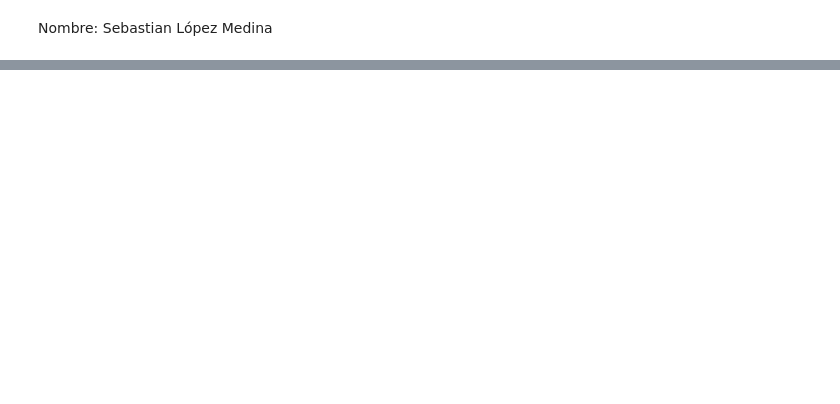
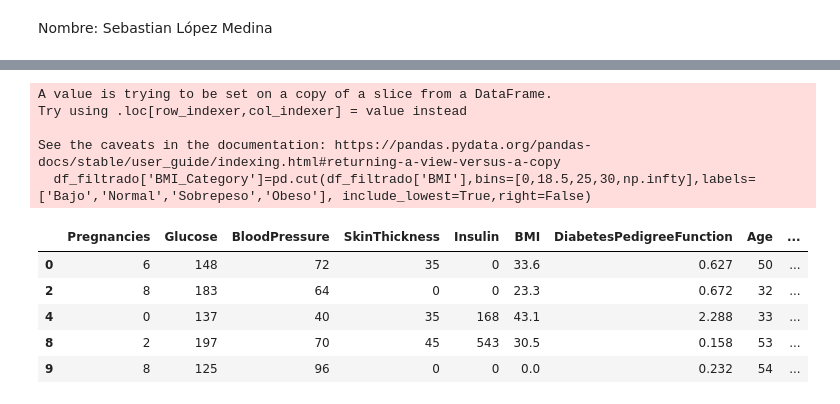
Before and after one commit to s110/Programacion_101, a Jupyter notebook: Examen_4_Pandas.ipynb, the cells around one changed output, grey strips where cells are left out. Saved outputs shown, nothing was run; the diff lists cells and outputs as text; code cells hidden in the pictures; blank space fills up the shorter version.

```diff
--- a/Examen_4_Pandas.ipynb
+++ b/Examen_4_Pandas.ipynb
@@ -27,0 +132,16 @@ Archivos del dataset movidos a: /content/examen_4
+# %%
+#Preferi usar el cut vs apply debido a que es mas rapido para categorizar data con data mas grande, sino usaria el apply con condicionales
+df_filtrado['BMI_Category']=pd.cut(df_filtrado['BMI'],bins=[0,18.5,25,30,np.infty],labels=['Bajo','Normal','Sobrepeso','Obeso'], include_lowest=True,right=False)
+df_filtrado.head()
+# %% [output]
+A value is trying to be set on a copy of a slice from a DataFrame.
+Try using .loc[row_indexer,col_indexer] = value instead
+
+See the caveats in the documentation: https://pandas.pydata.org/pandas-docs/stable/user_guide/indexing.html#returning-a-view-versus-a-copy
+  df_filtrado['BMI_Category']=pd.cut(df_filtrado['BMI'],bins=[0,18.5,25,30,np.infty],labels=['Bajo','Normal','Sobrepeso','Obeso'], include_lowest=True,right=False)
+|  | Pregnancies | Glucose | BloodPressure | SkinThickness | Insulin | BMI | DiabetesPedigreeFunction | Age | ... |
+| 0 | 6 | 148 | 72 | 35 | 0 | 33.6 | 0.627 | 50 | ... |
+| 2 | 8 | 183 | 64 | 0 | 0 | 23.3 | 0.672 | 32 | ... |
+| 4 | 0 | 137 | 40 | 35 | 168 | 43.1 | 2.288 | 33 | ... |
+| 8 | 2 | 197 | 70 | 45 | 543 | 30.5 | 0.158 | 53 | ... |
+| 9 | 8 | 125 | 96 | 0 | 0 | 0.0 | 0.232 | 54 | ... |
```
Also changed, not shown: parts of 23 cells of this notebook.
